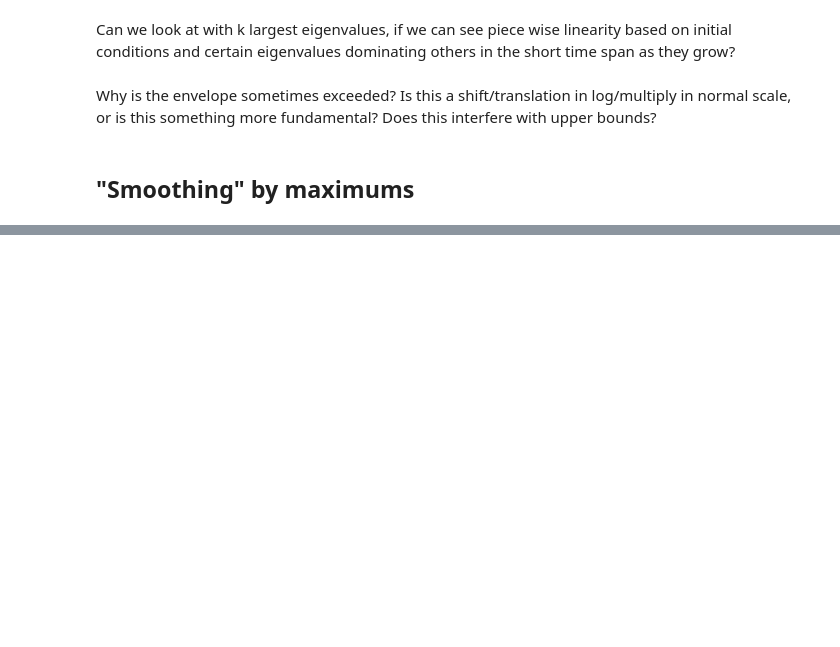
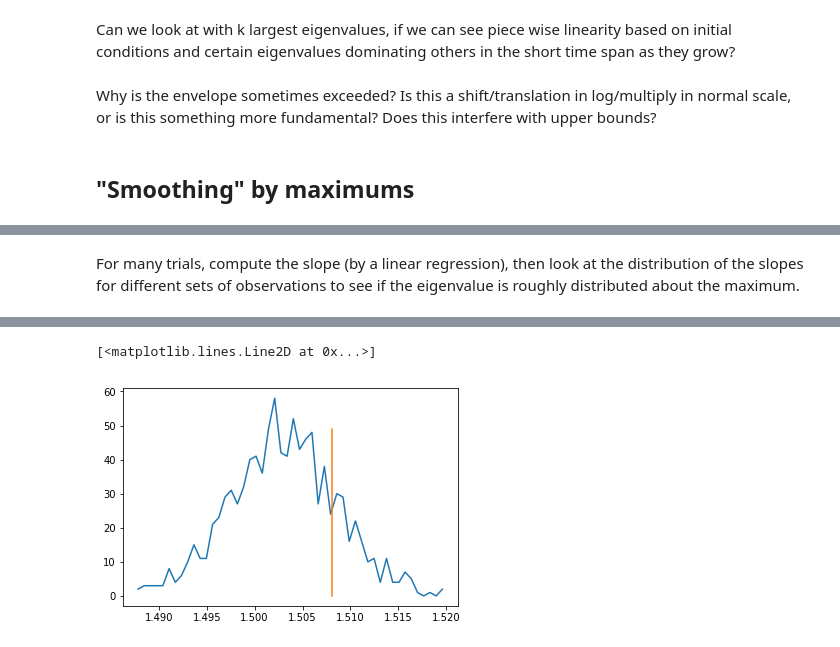
Before and after one commit to rahularya50/control-proj, a Jupyter notebook: Jupyter Notebooks/Randomized Eigenvalues (Diagonal Case).ipynb, the cells around one changed output, grey strips where cells are left out. Cells and saved outputs as stored; diff of their text form; code cells hidden in the pictures; blank space fills up the shorter version.

```diff
--- a/Jupyter Notebooks/Randomized Eigenvalues (Diagonal Case).ipynb
+++ b/Jupyter Notebooks/Randomized Eigenvalues (Diagonal Case).ipynb
@@ -135,0 +135,20 @@ plt.plot(range(N+1), convexified)
+# %% [markdown]
+For many trials, compute the slope (by a linear regression), then look at the distribution of the slopes for different sets of observations to see if the eigenvalue is roughly distributed about the maximum.
+# %%
+time = np.array(range(N+1)).reshape([N+1, 1])
+A_regress = np.hstack((time, np.ones([N+1, 1])))
+
+r_result = np.zeros([trials, 2])
+
+for i in range(trials):
+    b_regress = np.log(np.array(obs[:,i]).reshape([N+1, 1]))
+    slope, _, _, _ = np.linalg.lstsq(A_regress, b_regress)
+    r_result[i,:] = slope.reshape([1, 2])
+
+hist, edges = np.histogram(np.exp(r_result[:,0]), 50)
+
+edge_means = [(edges[i] + edges[i+1])/2 for i in range(len(edges) -1)]
+
+plt.plot(edge_means, hist)
+plt.plot([eig]*50,range(50))
+# %% [output]
@@ -135,0 +156,2 @@ plt.plot(range(N+1), convexified)
+[<matplotlib.lines.Line2D at 0x...>]
+[figure, added]
```
Also changed, not shown: parts of 7 cells of this notebook.
